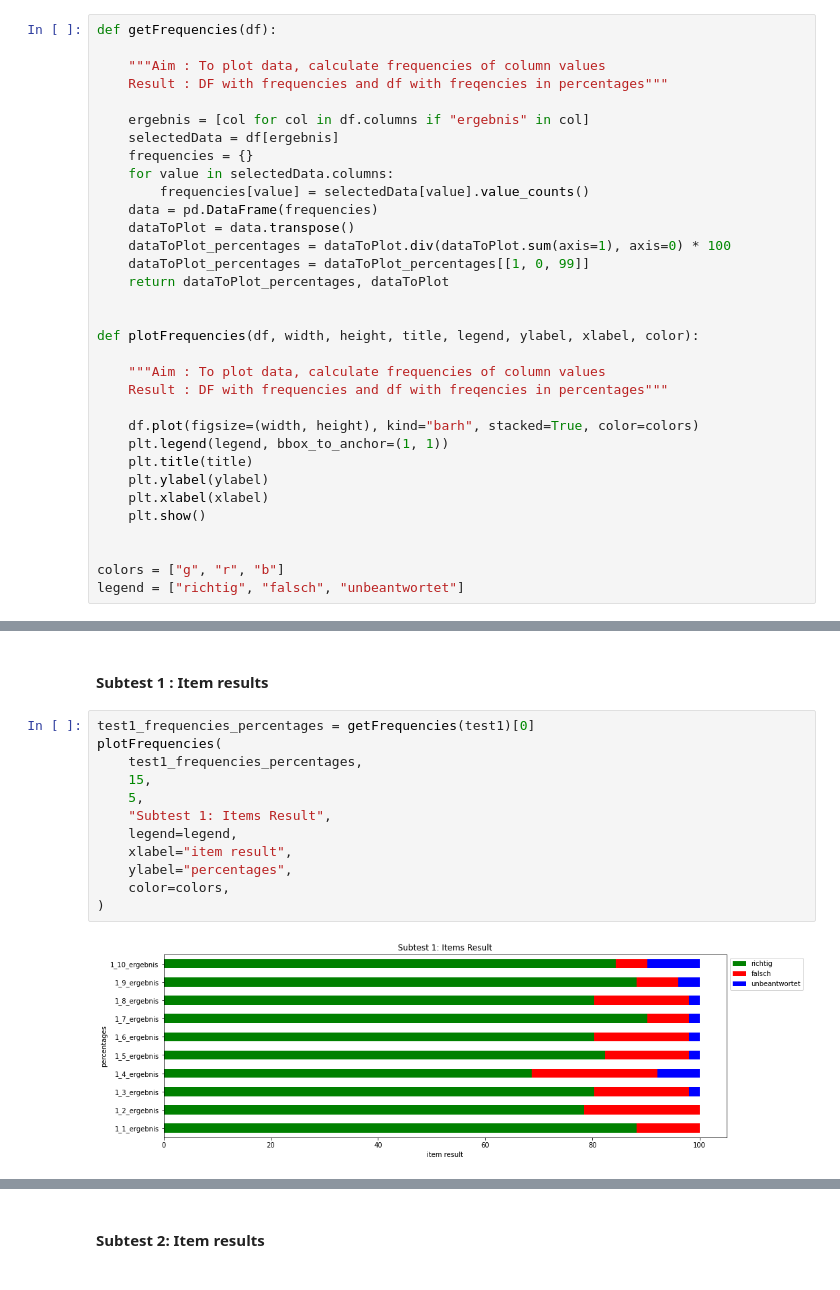
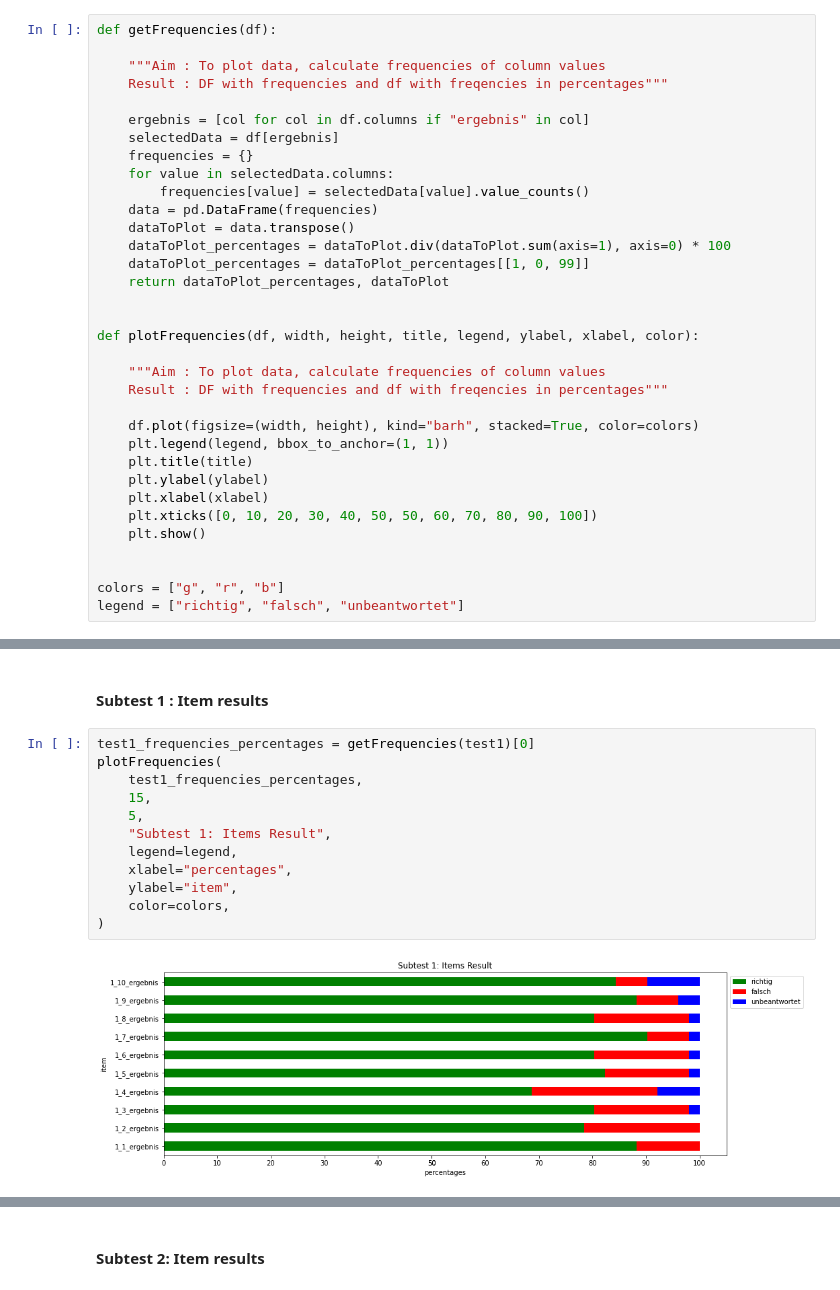
Before and after one commit to imkeines/tiria_data, a Jupyter notebook: Data_EDA.ipynb, the cells around one changed output, grey strips where cells are left out. Drawn from its saved outputs; the diff is of its cells as text.

```diff
--- a/Data_EDA.ipynb
+++ b/Data_EDA.ipynb
@@ -298,6 +336,7 @@ def plotFrequencies(df, width, height, title, legend, ylabel, xlabel, color):
     plt.title(title)
     plt.ylabel(ylabel)
     plt.xlabel(xlabel)
+    plt.xticks([0, 10, 20, 30, 40, 50, 50, 60, 70, 80, 90, 100])
     plt.show()
 
 
@@ -310,17 +349,17 @@ legend = ["richtig", "falsch", "unbeantwortet"]
 # %%
 test1_frequencies_percentages = getFrequencies(test1)[0]
 plotFrequencies(
     test1_frequencies_percentages,
     15,
     5,
     "Subtest 1: Items Result",
     legend=legend,
-    xlabel="item result",
-    ylabel="percentages",
+    xlabel="percentages",
+    ylabel="item",
     color=colors,
 )
 # %% [output]
-[figure, old version]
+[figure, new version]
 [interactive output not drawn]
 # %% [markdown]
 #### Subtest 2: Item results
```
Also changed, not shown: parts of 61 cells of this notebook.
